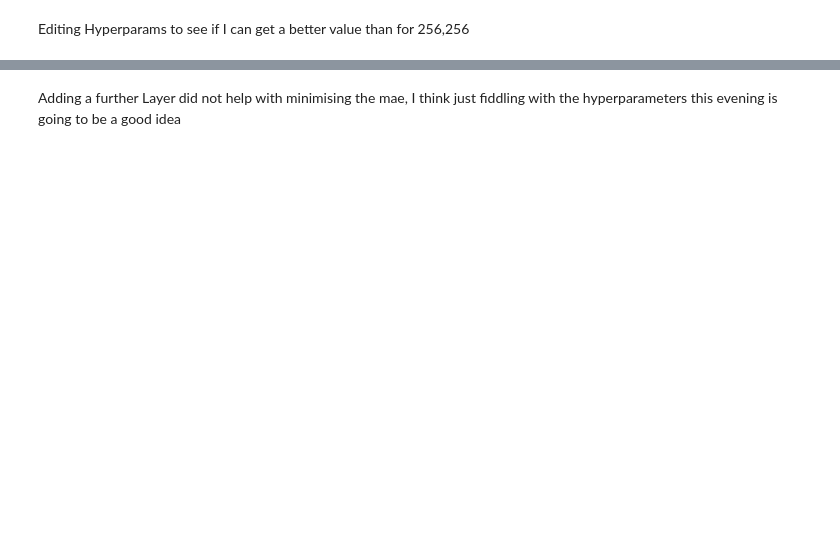
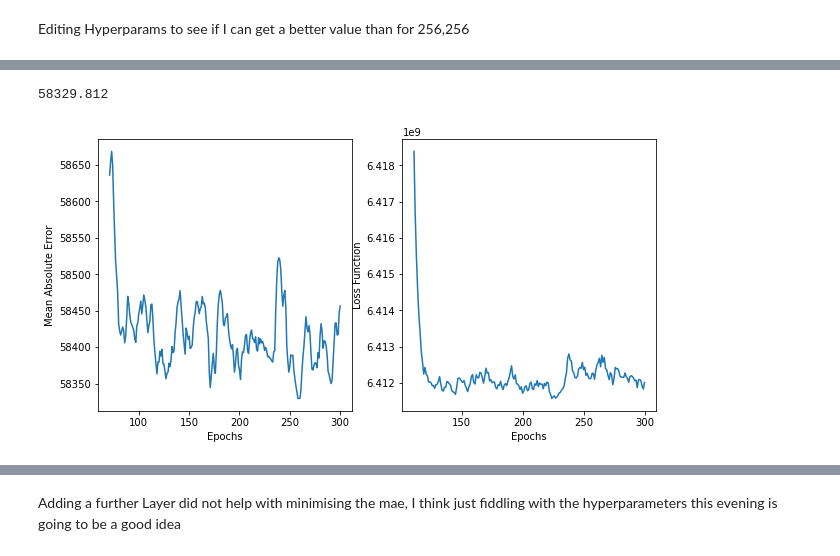
Before and after one commit to seancraven/Level-4-Masters-Project, a Jupyter notebook: Regression_House_Prices_Kaggle/Regression_Notebook.ipynb, the cells around one changed output, grey strips where cells are left out. Drawn from its saved outputs; the diff is of its cells as text; code cells hidden in the pictures; blank space fills up the shorter version.

```diff
--- a/Regression_House_Prices_Kaggle/Regression_Notebook.ipynb
+++ b/Regression_House_Prices_Kaggle/Regression_Notebook.ipynb
@@ -188,7 +202,7 @@ fig.savefig('../Kaggle_Housing_Figures/Inital Test.png',dpi = 300)
 # %% [markdown]
 Using the adam optimiser, which is like rsmprop, but with a momentum effect does reduce the error faster. Editing the learning rate to 0.1 gives a much faster fitting.
 # %%
-start  = 0
+start  =
 mae_slice  = mae[start:]
 epochs_slice = epochs[start:]
 plt.plot(epochs_slice,mae_slice)
@@ -223,0 +240,2 @@ hyperparam_investigator(300,3,[256,256,256])
+# %%
+test = hyperparam_investigator(300,2,[64,64])
@@ -224,3 +260,8 @@ hyperparam_investigator(300,3,[256,256,256])
+# %%
+plotter(test, start_mae = 70,start_train= 110)
+# %% [output]
+58329.812
+[figure, added]
 # %%
 hyperparam_investigator(300,2,[128,128])
 # %% [output]
```
Also changed, not shown: parts of 14 cells of this notebook.
